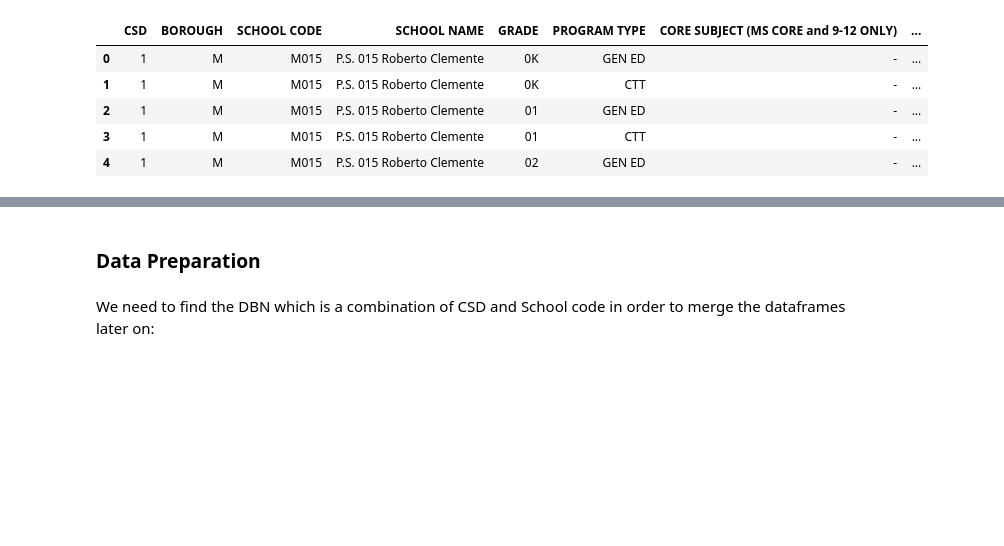
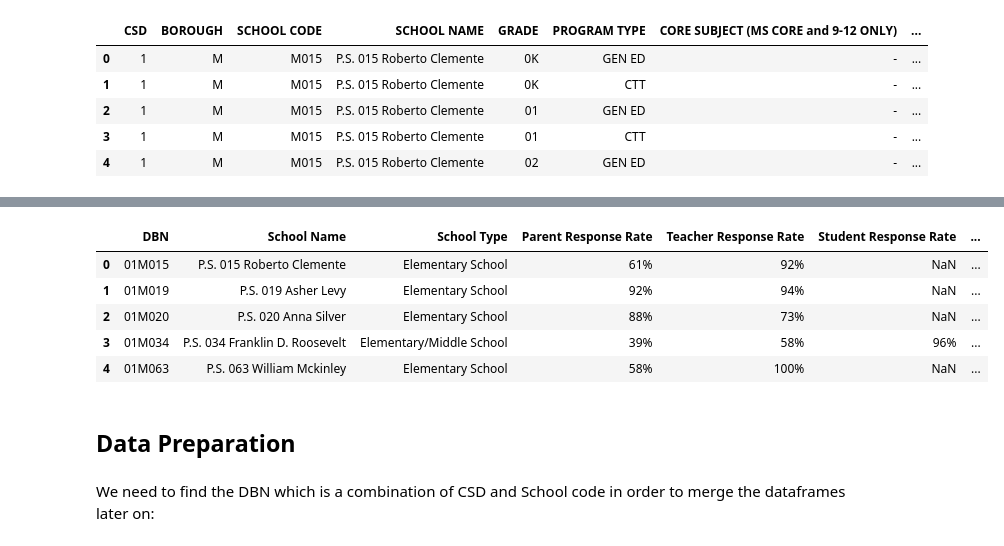
Before and after one commit to ThomasCharuel/NYC_SAT_score_analysis, a Jupyter notebook: NYC SAT Scores Data Analysis.ipynb, the cells around one changed output, grey strips where cells are left out. Drawn from its saved outputs; the diff is of its cells as text; code cells hidden in the pictures; blank space fills up the shorter version.

```diff
--- a/NYC SAT Scores Data Analysis.ipynb
+++ b/NYC SAT Scores Data Analysis.ipynb
@@ -50,5 +74,15 @@ class_size_df.head()
+# %%
+survey_df = pd.read_csv('school_survey.csv', skiprows=[1]) # Skip second line
+survey_df.head()
+# %% [output]
+|  | DBN | School Name | School Type | Parent Response Rate | Teacher Response Rate | Student Response Rate | ... |
+| 0 | 01M015 | P.S. 015 Roberto Clemente | Elementary School | 61% | 92% | NaN | ... |
+| 1 | 01M019 | P.S. 019 Asher Levy | Elementary School | 92% | 94% | NaN | ... |
+| 2 | 01M020 | P.S. 020 Anna Silver | Elementary School | 88% | 73% | NaN | ... |
+| 3 | 01M034 | P.S. 034 Franklin D. Roosevelt | Elementary/Middle School | 39% | 58% | 96% | ... |
+| 4 | 01M063 | P.S. 063 William Mckinley | Elementary School | 58% | 100% | NaN | ... |
 # %% [markdown]
-### Data Preparation
+## Data Preparation
 # %%
 # Convert to numeric for SAT results dataset
 cols = ['Num of SAT Test Takers', 'SAT Critical Reading Avg. Score', 'SAT Math Avg. Score', 'SAT Writing Avg. Score']
```
Also changed, not shown: parts of 11 cells of this notebook.
